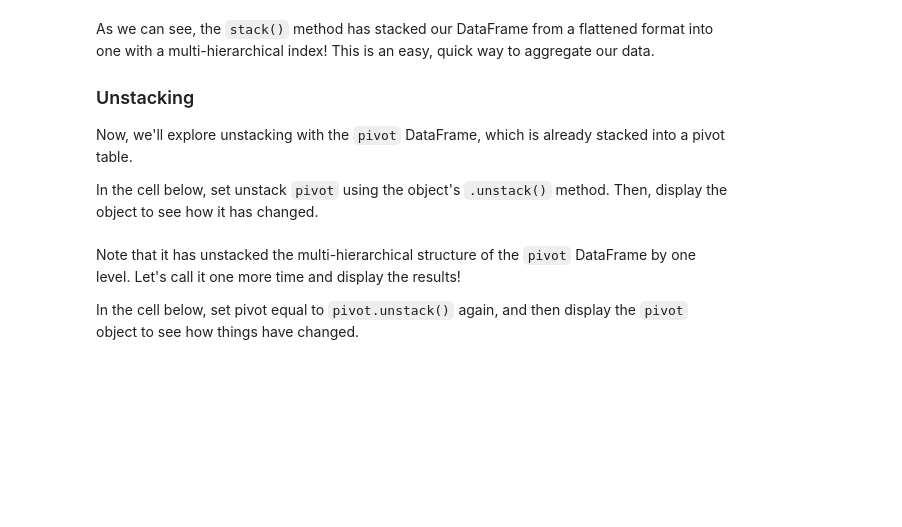
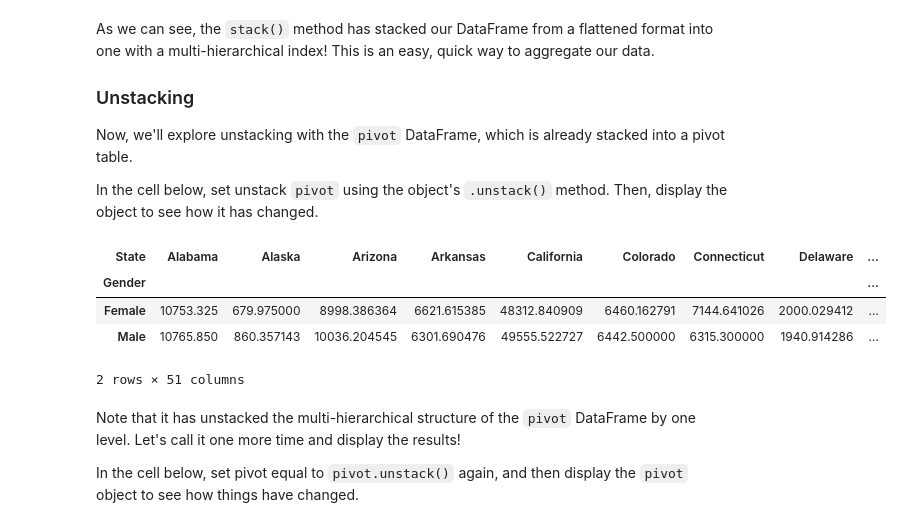
Before and after one commit to Princess-1/dsc-pivot-tables-pandas-lab-atlanta-ds-062419, a Jupyter notebook: index.ipynb, the cells around one changed output. Cells and saved outputs as stored; diff of their text form; code cells hidden in the pictures; blank space fills up the shorter version.

```diff
--- a/index.ipynb
+++ b/index.ipynb
@@ -487,6 +487,13 @@ Now, we'll explore unstacking with the `pivot` DataFrame, which is already stack
 In the cell below, set unstack `pivot` using the object's `.unstack()` method. Then, display the object to see how it has changed.
 # %%
 pivot = pivot.unstack()
+pivot
+# %% [output]
+| State | Alabama | Alaska | Arizona | Arkansas | California | Colorado | Connecticut | Delaware | ... |
+| Gender |  |  |  |  |  |  |  |  | ... |
+| Female | 10753.325 | 679.975000 | 8998.386364 | 6621.615385 | 48312.840909 | 6460.162791 | 7144.641026 | 2000.029412 | ... |
+| Male | 10765.850 | 860.357143 | 10036.204545 | 6301.690476 | 49555.522727 | 6442.500000 | 6315.300000 | 1940.914286 | ... |
+2 rows × 51 columns
 # %% [markdown]
 Note that it has unstacked the multi-hierarchical structure of the `pivot` DataFrame by one level. Let's call it one more time and display the results!
 
```
